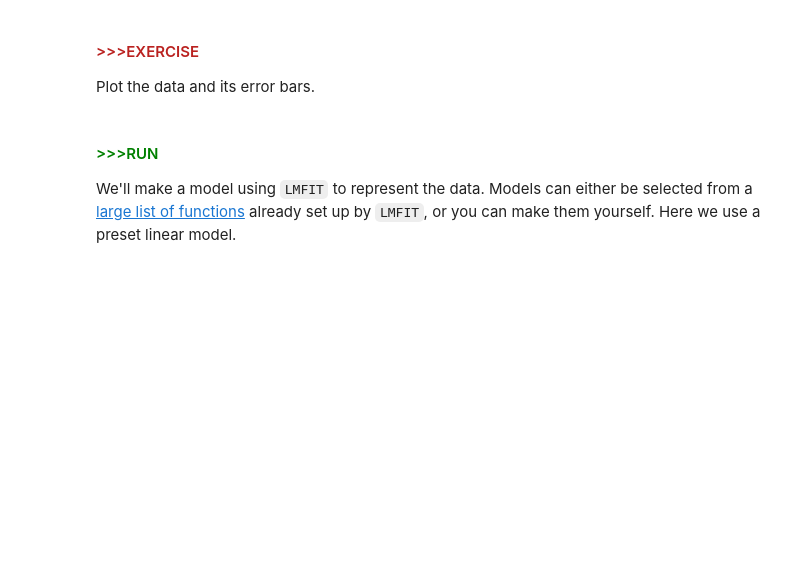
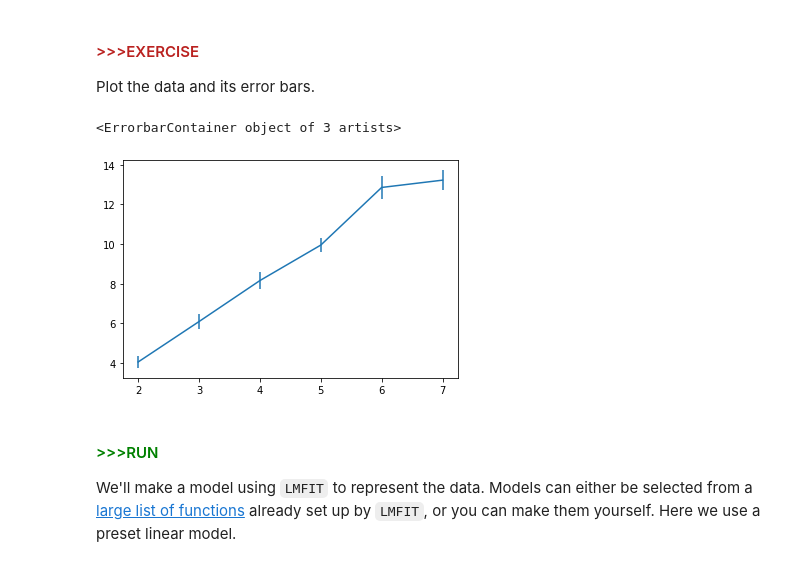
Before and after one commit to MIT-8s50/course, a Jupyter notebook: Recitation3/Recitation_03_learner.ipynb, the cells around one changed output. Cells and saved outputs as stored; diff of their text form; code cells hidden in the pictures; blank space fills up the shorter version.

```diff
--- a/Recitation3/Recitation_03_learner.ipynb
+++ b/Recitation3/Recitation_03_learner.ipynb
@@ -90,3 +88,8 @@ import matplotlib.pyplot as plt
+# %%
+plt.errorbar(xi,yi,y_unc)
+# %% [output]
+<ErrorbarContainer object of 3 artists>
+[figure, added]
 # %% [markdown]
 <!--start-block-->
 #### <span style="color:green">>>>RUN</span>
```
Also changed, not shown: parts of 7 cells of this notebook.
